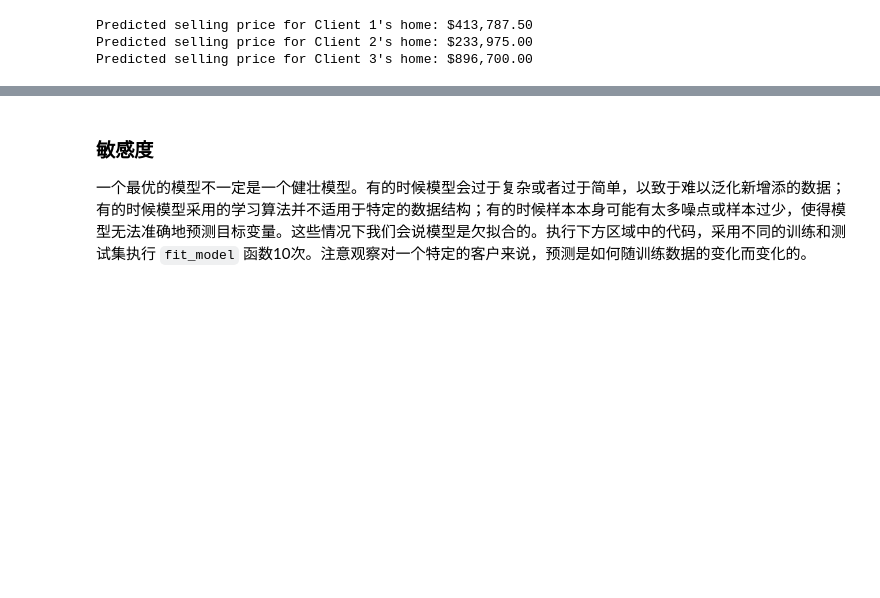
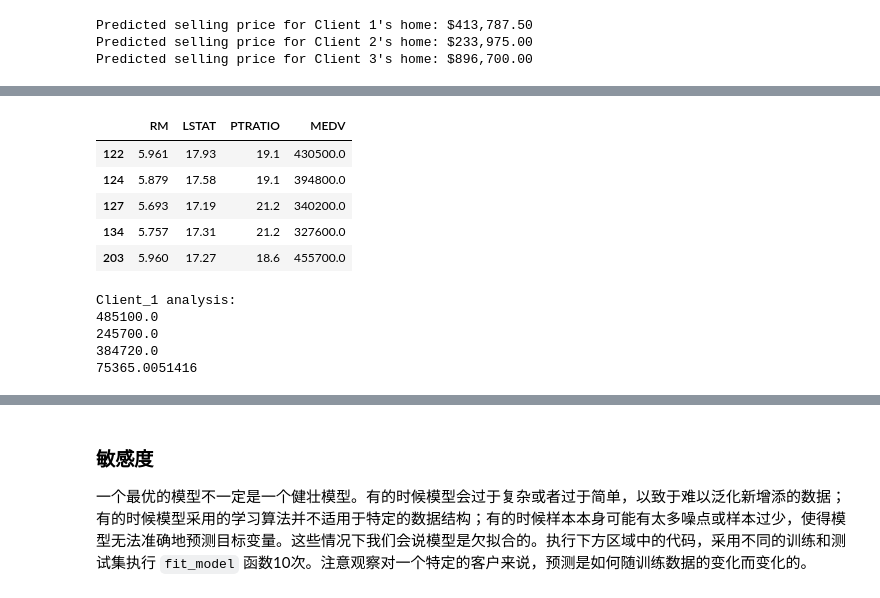
Before and after one commit to ArtiPyHeart/Udacity-ML-boston_housing, a Jupyter notebook: boston_housing.ipynb, the cells around one changed output, grey strips where cells are left out. Cells and saved outputs as stored; diff of their text form; code cells hidden in the pictures; blank space fills up the shorter version.

```diff
--- a/boston_housing.ipynb
+++ b/boston_housing.ipynb
@@ -335,0 +343,23 @@ Predicted selling price for Client 3's home: $896,700.00
+# %%
+# 取与对应客户相应的区间进行统计
+tmp_1 = data[(data['RM'] >= 5) & (data['RM'] < 6) & (data['LSTAT'] >= 17) & (data['LSTAT'] < 18)]
+tmp_1.head()
+# %% [output]
+|  | RM | LSTAT | PTRATIO | MEDV |
+| 122 | 5.961 | 17.93 | 19.1 | 430500.0 |
+| 124 | 5.879 | 17.58 | 19.1 | 394800.0 |
+| 127 | 5.693 | 17.19 | 21.2 | 340200.0 |
+| 134 | 5.757 | 17.31 | 21.2 | 327600.0 |
+| 203 | 5.960 | 17.27 | 18.6 | 455700.0 |
+# %%
+print 'Client_1 analysis:'
+print tmp_1['MEDV'].max()
+print tmp_1['MEDV'].min()
+print tmp_1['MEDV'].mean()
+print tmp_1['MEDV'].std()
+# %% [output]
+Client_1 analysis:
+485100.0
+245700.0
+384720.0
+75365.0051416
```
Also changed, not shown: parts of 12 cells of this notebook.
